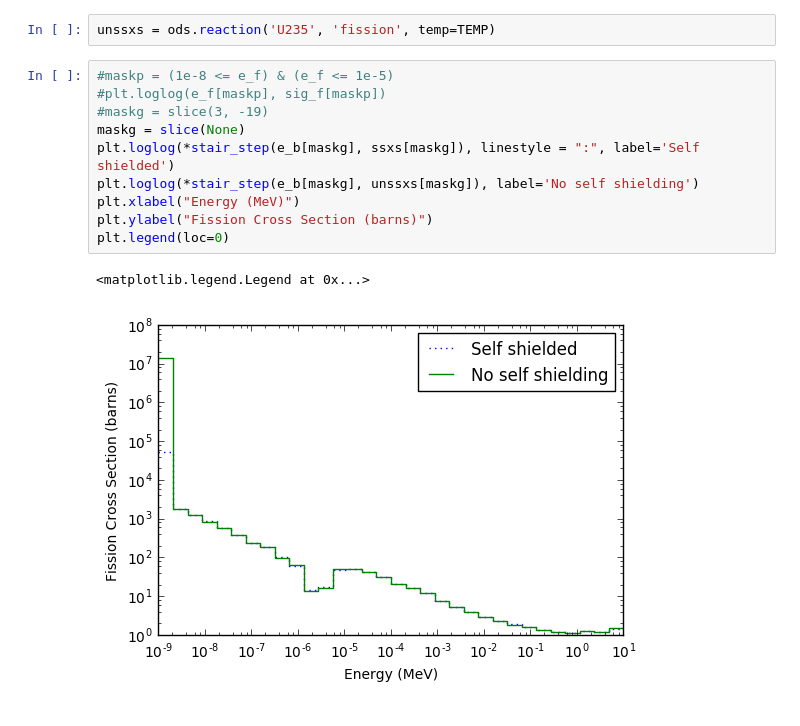
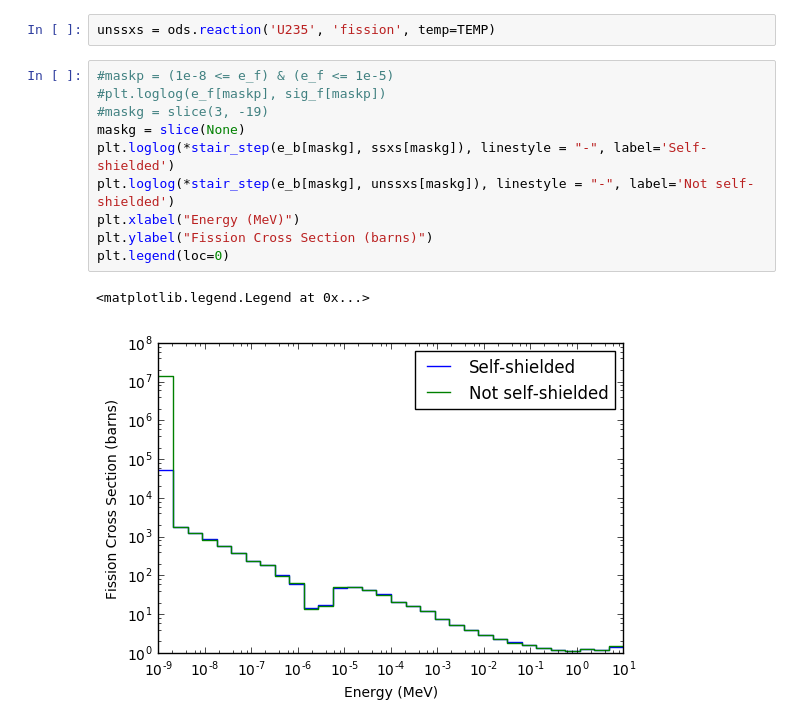
Before and after one commit to scopatz/XSgen-Paper, a Jupyter notebook: class data/weighted-xs.ipynb, the cells around one changed output. Drawn from its saved outputs; the diff is of its cells as text.

```diff
--- a/class data/weighted-xs.ipynb
+++ b/class data/weighted-xs.ipynb
@@ -72,13 +72,13 @@ unssxs = ods.reaction('U235', 'fission', temp=TEMP)
 # %%
 #maskp = (1e-8 <= e_f) & (e_f <= 1e-5)
 #plt.loglog(e_f[maskp], sig_f[maskp])
 #maskg = slice(3, -19)
 maskg = slice(None)
-plt.loglog(*stair_step(e_b[maskg], ssxs[maskg]), linestyle = ":", label='Self shielded')
-plt.loglog(*stair_step(e_b[maskg], unssxs[maskg]), label='No self shielding')
+plt.loglog(*stair_step(e_b[maskg], ssxs[maskg]), linestyle = "-", label='Self-shielded')
+plt.loglog(*stair_step(e_b[maskg], unssxs[maskg]), linestyle = "-", label='Not self-shielded')
 plt.xlabel("Energy (MeV)")
 plt.ylabel("Fission Cross Section (barns)")
 plt.legend(loc=0)
 # %% [output]
 <matplotlib.legend.Legend at 0x...>
-[figure, old version]
+[figure, new version]
```
Also changed, not shown: parts of 2 cells of this notebook, 4 other files.
